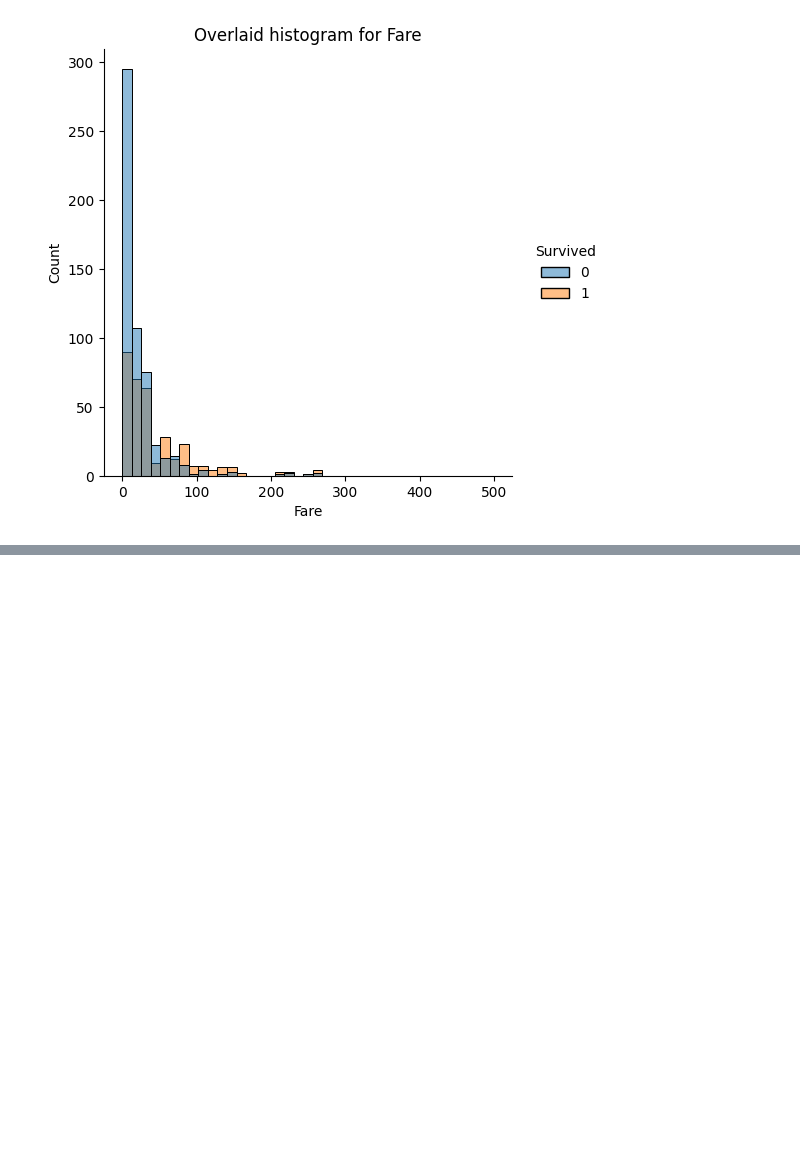
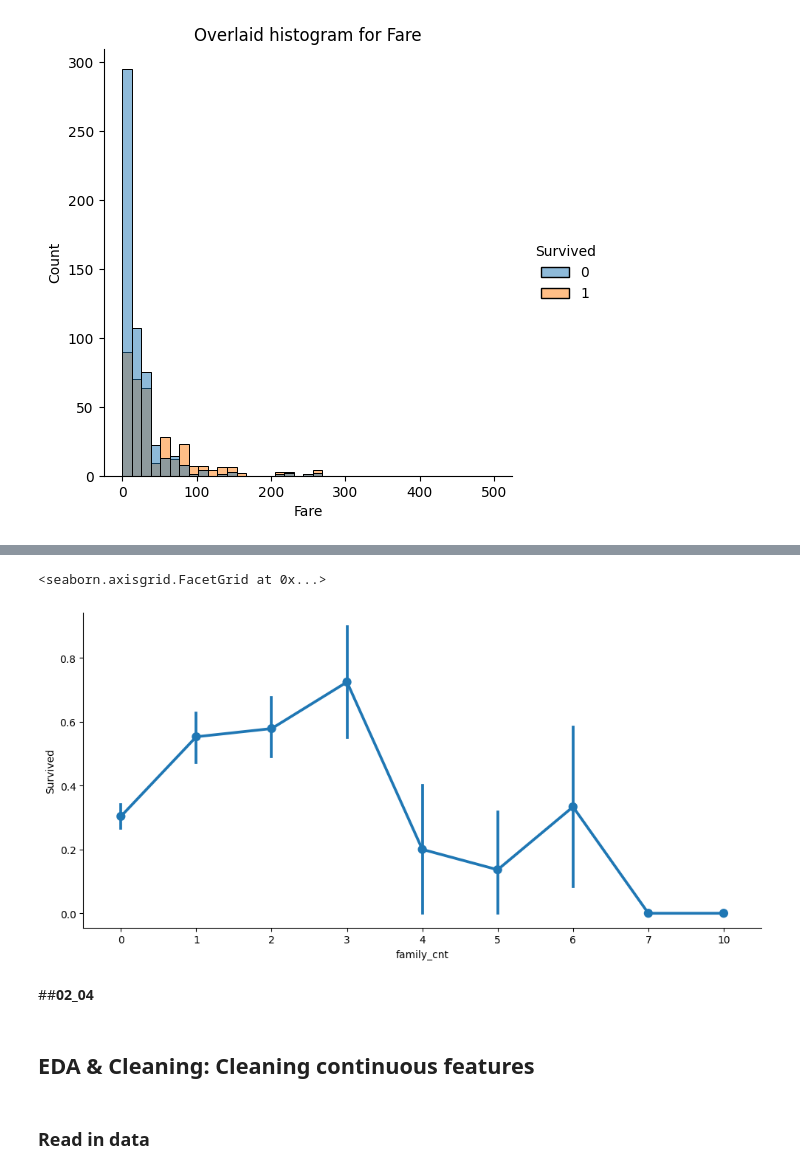
Before and after one commit to ArifAygun/Applied-Machine-Learning-Foundations, a Jupyter notebook: AA_AML_Foundations.ipynb, the cells around one changed output, grey strips where cells are left out. Drawn from its saved outputs; the diff is of its cells as text; code cells hidden in the pictures; blank space fills up the shorter version.

```diff
--- a/AA_AML_Foundations.ipynb
+++ b/AA_AML_Foundations.ipynb
@@ -117 +117,13 @@ for i, col in enumerate(['Pclass', 'SibSp', 'Parch']):
 [figure]
+# %%
+titanic['family_cnt'] = titanic['SibSp'] + titanic['Parch']
+sns.catplot(x='family_cnt', y='Survived', data=titanic, kind='point', aspect=2,)
+# %% [output]
+<seaborn.axisgrid.FacetGrid at 0x...>
+[figure, added]
+# %% [markdown]
+##**02_04**
+# %% [markdown]
+## EDA & Cleaning: Cleaning continuous features
+# %% [markdown]
+### Read in data
```
Also changed, not shown: parts of 25 cells of this notebook.
